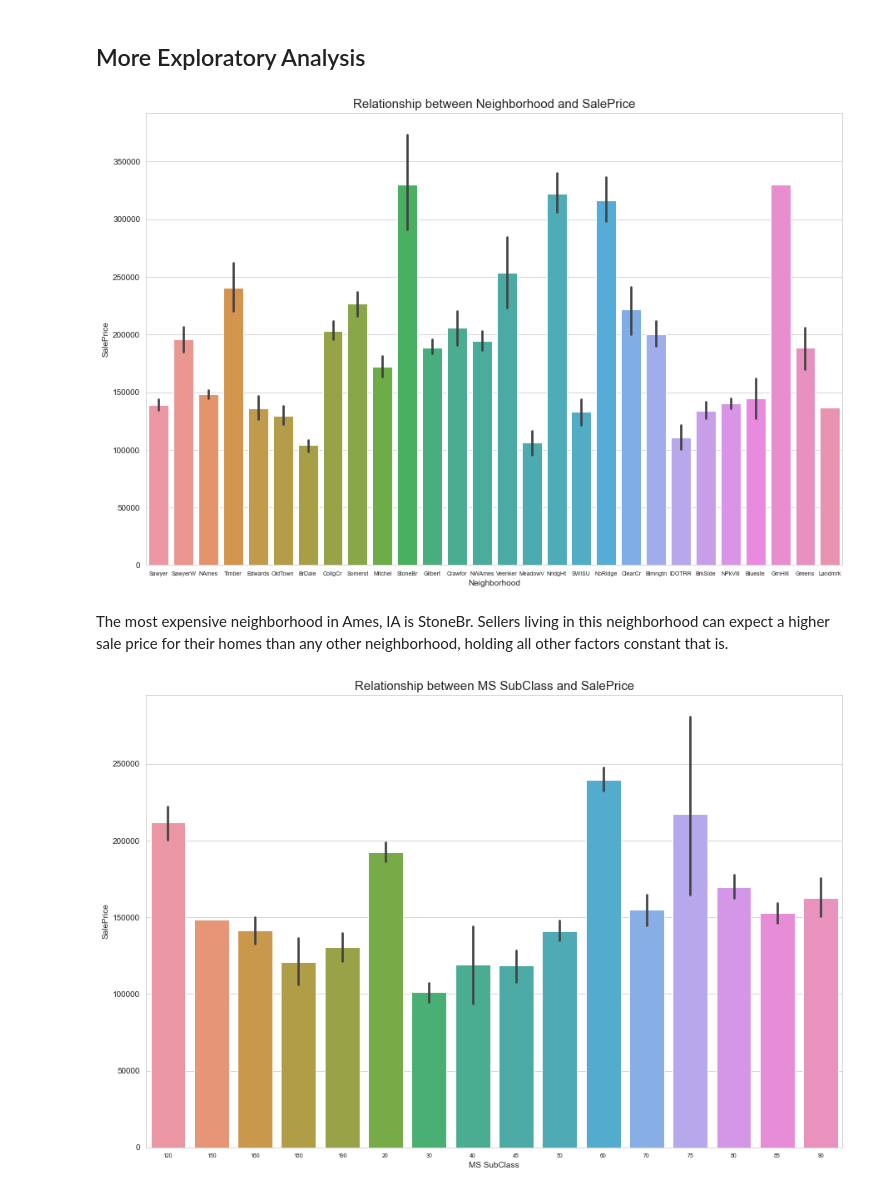
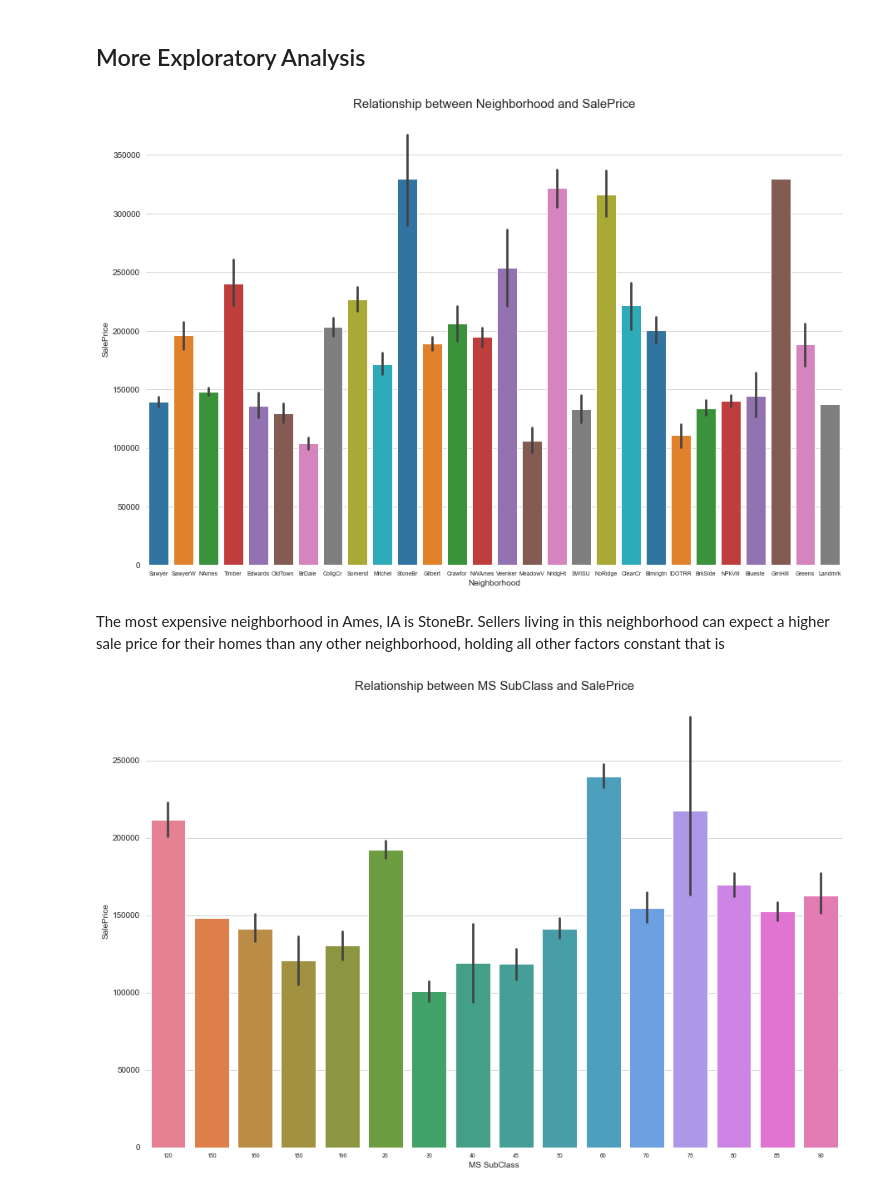
Before and after one commit to ianibogwu/Projects, a Jupyter notebook: GA-projects/01-Ames-housing/Cleaning_EDA.ipynb, the cells around one changed output. Drawn from its saved outputs; the diff is of its cells as text; code cells hidden in the pictures.

Commit message:
added three chart plot

```diff
--- a/GA-projects/01-Ames-housing/Cleaning_EDA.ipynb
+++ b/GA-projects/01-Ames-housing/Cleaning_EDA.ipynb
@@ -360,19 +362,20 @@ This visual shows that homes built and or remodeled in later years (especially a
 # %% [markdown]
 ## More Exploratory Analysis
 # %%
-def visuals(data, x, y):
+def visuals(data, x, y, palette):
     plt.figure(figsize=(15,10))
     plt.title(f'Relationship between {x} and {y}', fontsize = 15)
-    sns.barplot(data = data, x = x, y= y)
+    sns.barplot(data = data, x = x, y= y, palette= palette)
     plt.xticks(fontsize = 7)
+    sns.despine(left=True, bottom = True)
     return visuals
 # %%
-visuals(new_train, 'Neighborhood', 'SalePrice');
+visuals(new_train, 'Neighborhood', 'SalePrice', palette='tab10');
 # %% [output]
-[figure, old version]
+[figure, new version]
 # %% [markdown]
-The most expensive neighborhood in Ames, IA is StoneBr. Sellers living in this neighborhood can expect a higher sale price for their homes than any other neighborhood, holding all other factors constant that is.
+The most expensive neighborhood in Ames, IA is StoneBr. Sellers living in this neighborhood can expect a higher sale price for their homes than any other neighborhood, holding all other factors constant that is
 # %%
-visuals(new_train, 'MS SubClass', 'SalePrice');
+visuals(new_train, 'MS SubClass', 'SalePrice', 'husl');
 # %% [output]
-[figure, old version]
+[figure, new version]
```
Also changed, not shown: parts of 6 cells of this notebook.
